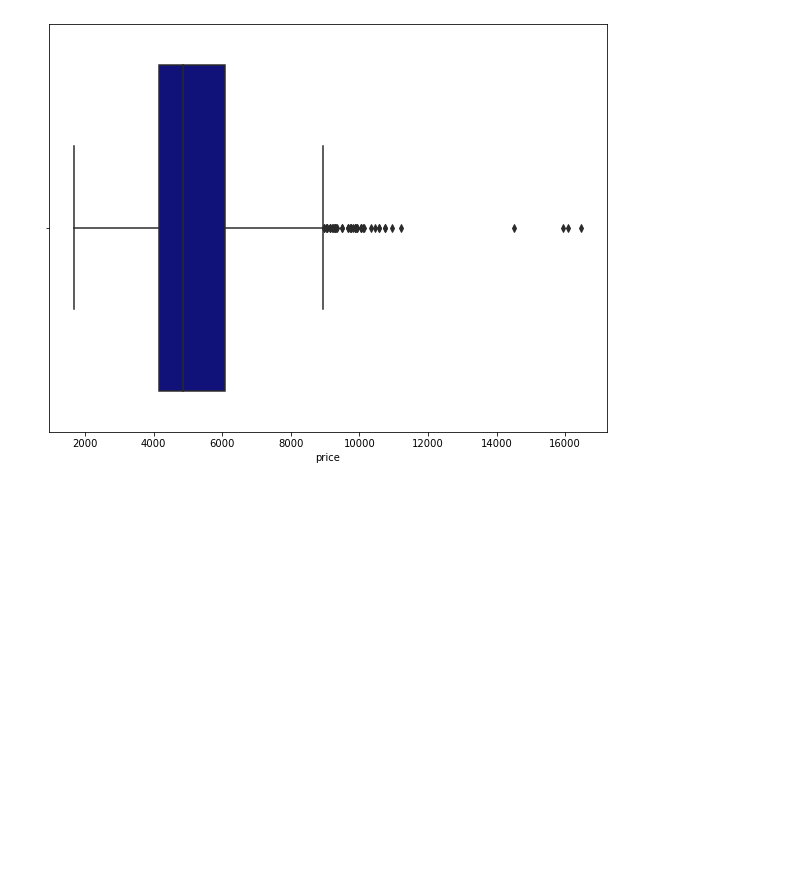
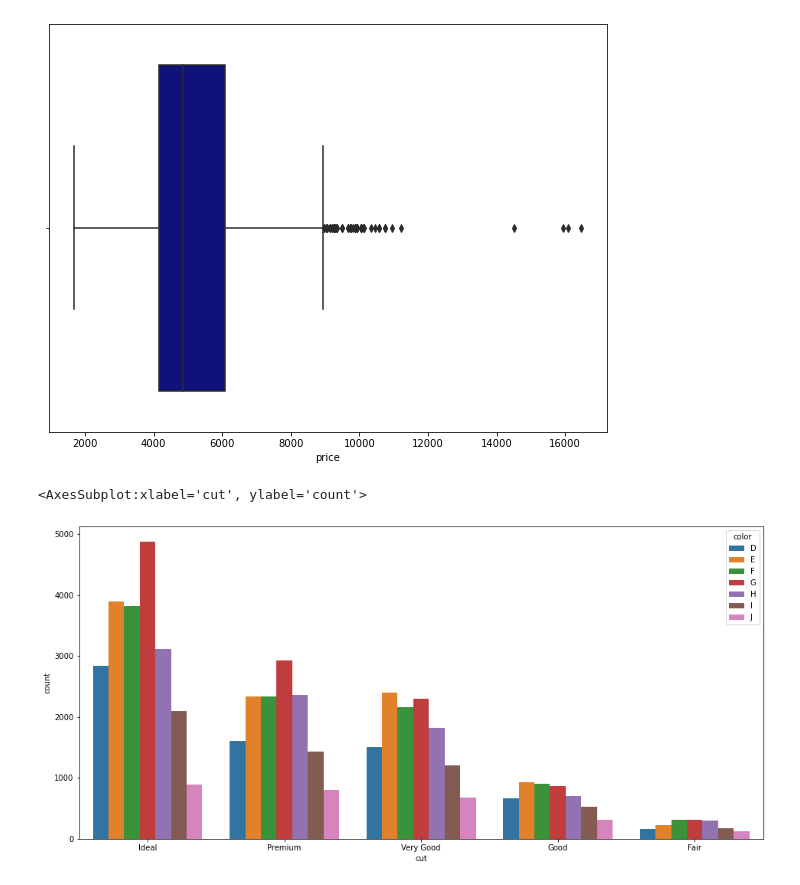
Before and after one commit to dalton704/Data-Science-Projects, a Jupyter notebook: Data Exploring/Univariate and Multivariate Analysis.ipynb, the cells around one changed output. Cells and saved outputs as stored; diff of their text form; code cells hidden in the pictures; blank space fills up the shorter version.

```diff
--- a/Data Exploring/Univariate and Multivariate Analysis.ipynb
+++ b/Data Exploring/Univariate and Multivariate Analysis.ipynb
@@ -37,3 +37,10 @@ sns.boxplot(x='price', data=diamonds[diamonds['carat'] == True], color = 'darkbl
 # %% [output]
 <AxesSubplot:xlabel='price'>
 [figure]
+# %%
+# COMparing the amount of colors per cut
+fig = plt.figure(figsize=(16,7.5))
+sns.countplot(x='cut', hue='color',data=diamonds)
+# %% [output]
+<AxesSubplot:xlabel='cut', ylabel='count'>
+[figure, added]
```
Also changed, not shown: parts of 4 cells of this notebook.
